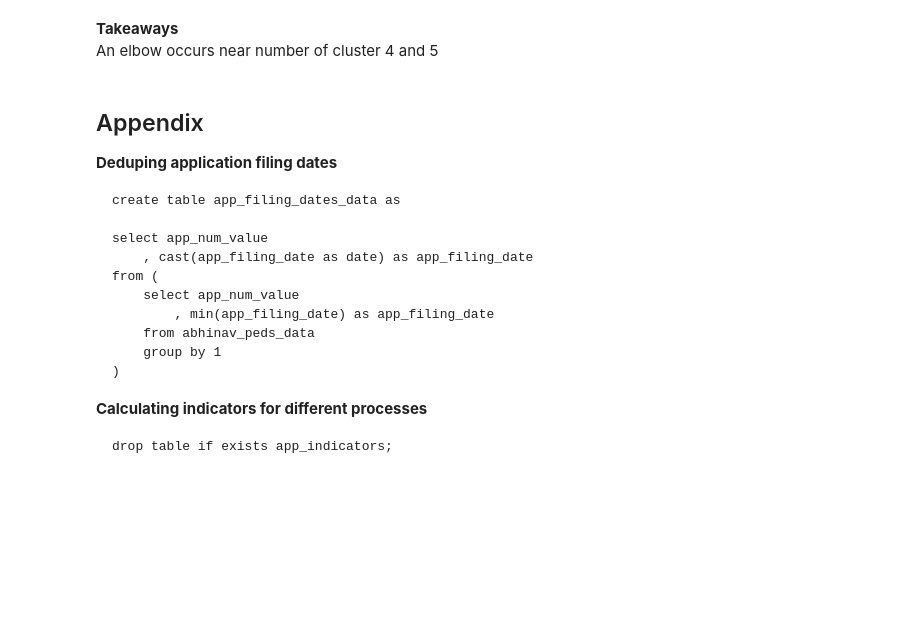
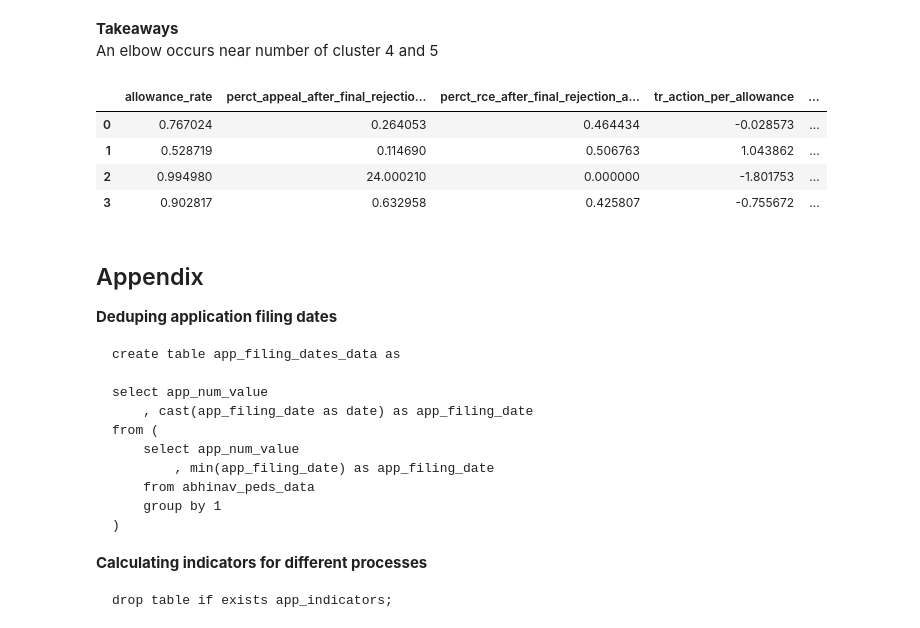
Before and after one commit to shresthabhi/IIT_VT_capstone_project, a Jupyter notebook: code/1)Capstone_Examiner_Level.ipynb, the cells around one changed output. Cells and saved outputs as stored; diff of their text form; code cells hidden in the pictures; blank space fills up the shorter version.

```diff
--- a/code/1)Capstone_Examiner_Level.ipynb
+++ b/code/1)Capstone_Examiner_Level.ipynb
@@ -407,6 +407,21 @@ plt.plot([*range(1,n_cluster+1)], intertias, marker = 'o', markerfacecolor = "re
 # %% [markdown]
 **Takeaways**<br>
 An elbow occurs near number of cluster 4 and 5
+# %%
+model = KMeans(n_clusters = 4)
+model.fit(train_data)
+
+centres = model.cluster_centers_
+
+results = pd.DataFrame(centres, columns = train_data.columns)
+# %%
+results.head()
+# %% [output]
+|  | allowance_rate | perct_appeal_after_final_rejectio... | perct_rce_after_final_rejection_a... | tr_action_per_allowance | ... |
+| 0 | 0.767024 | 0.264053 | 0.464434 | -0.028573 | ... |
+| 1 | 0.528719 | 0.114690 | 0.506763 | 1.043862 | ... |
+| 2 | 0.994980 | 24.000210 | 0.000000 | -1.801753 | ... |
+| 3 | 0.902817 | 0.632958 | 0.425807 | -0.755672 | ... |
 # %% [markdown]
 ## Appendix
 
```
